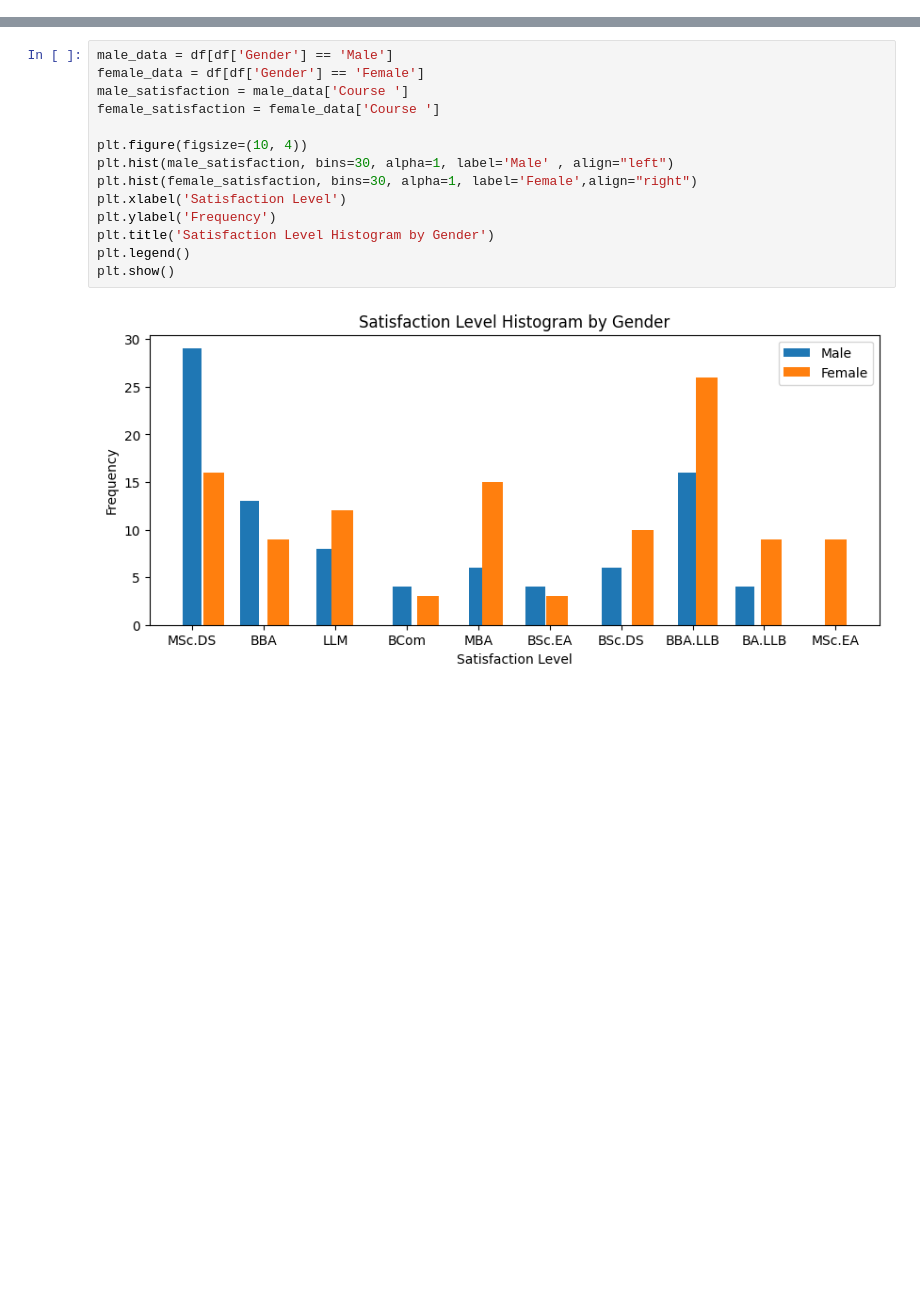
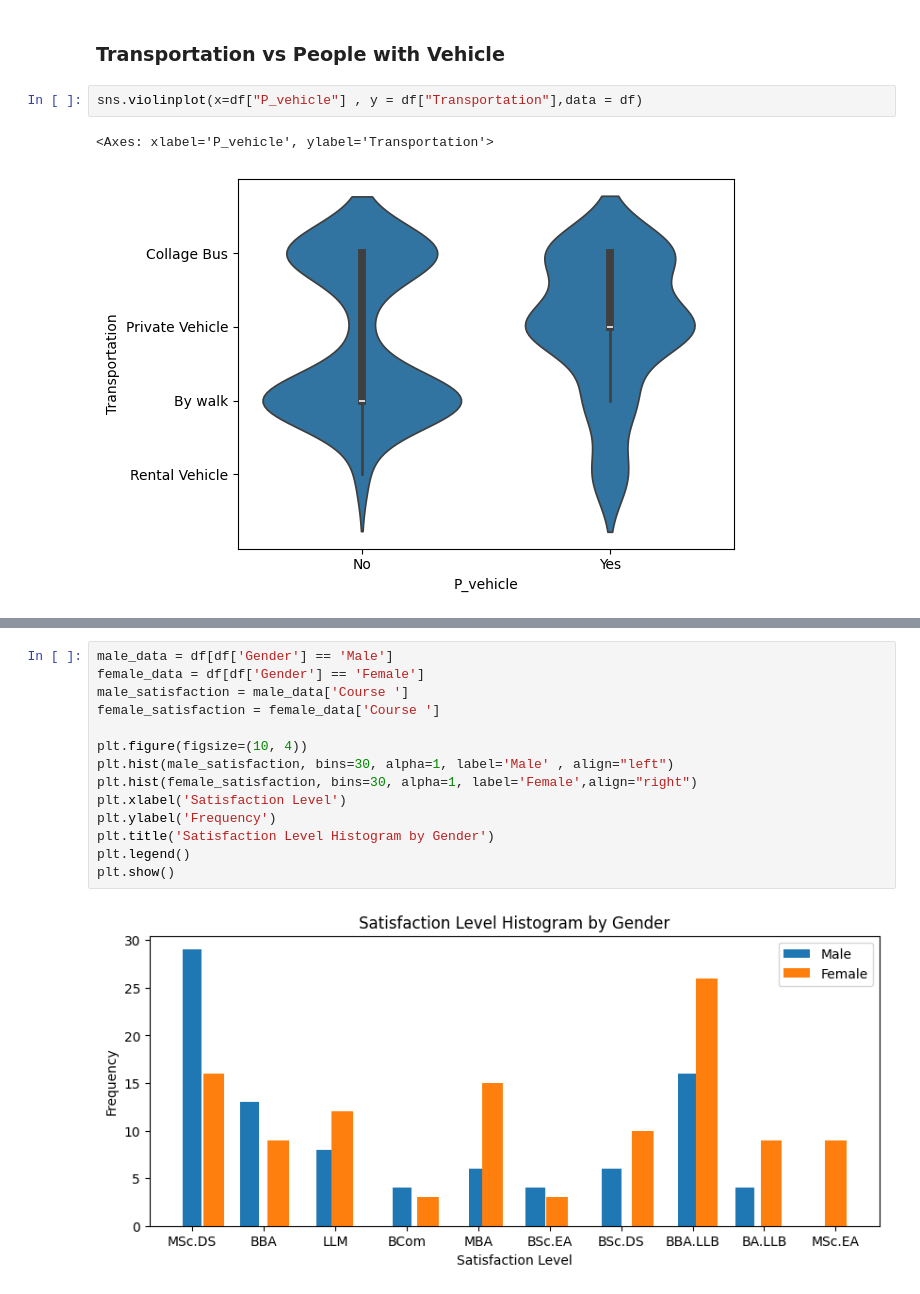
Before and after one commit to devnaveenKrish/MScDSA-MDA171-23122023, a Jupyter notebook: CAC-02/Catagorical CAC_02.ipynb, the cells around one changed output, grey strips where cells are left out. Cells and saved outputs as stored; diff of their text form; blank space fills up the shorter version.

```diff
--- a/CAC-02/Catagorical CAC_02.ipynb
+++ b/CAC-02/Catagorical CAC_02.ipynb
@@ -84,0 +112,7 @@ NameError: name 'pd' is not defined
+# %% [markdown]
+### Transportation vs People with Vehicle
+# %%
+sns.violinplot(x=df["P_vehicle"] , y = df["Transportation"],data = df)
+# %% [output]
+<Axes: xlabel='P_vehicle', ylabel='Transportation'>
+[figure, added]
```
Also changed, not shown: parts of 19 cells of this notebook, 1 other file.
